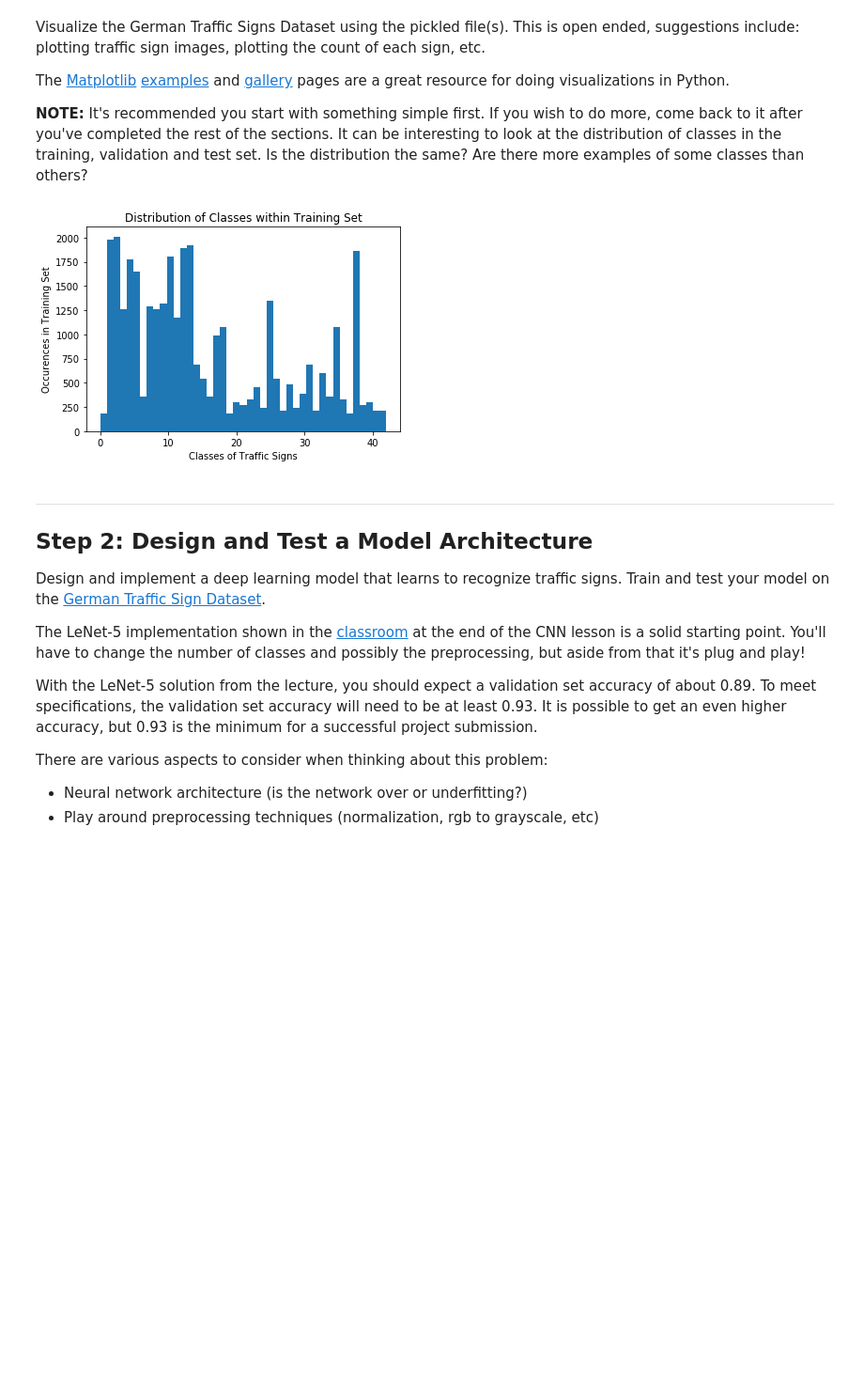
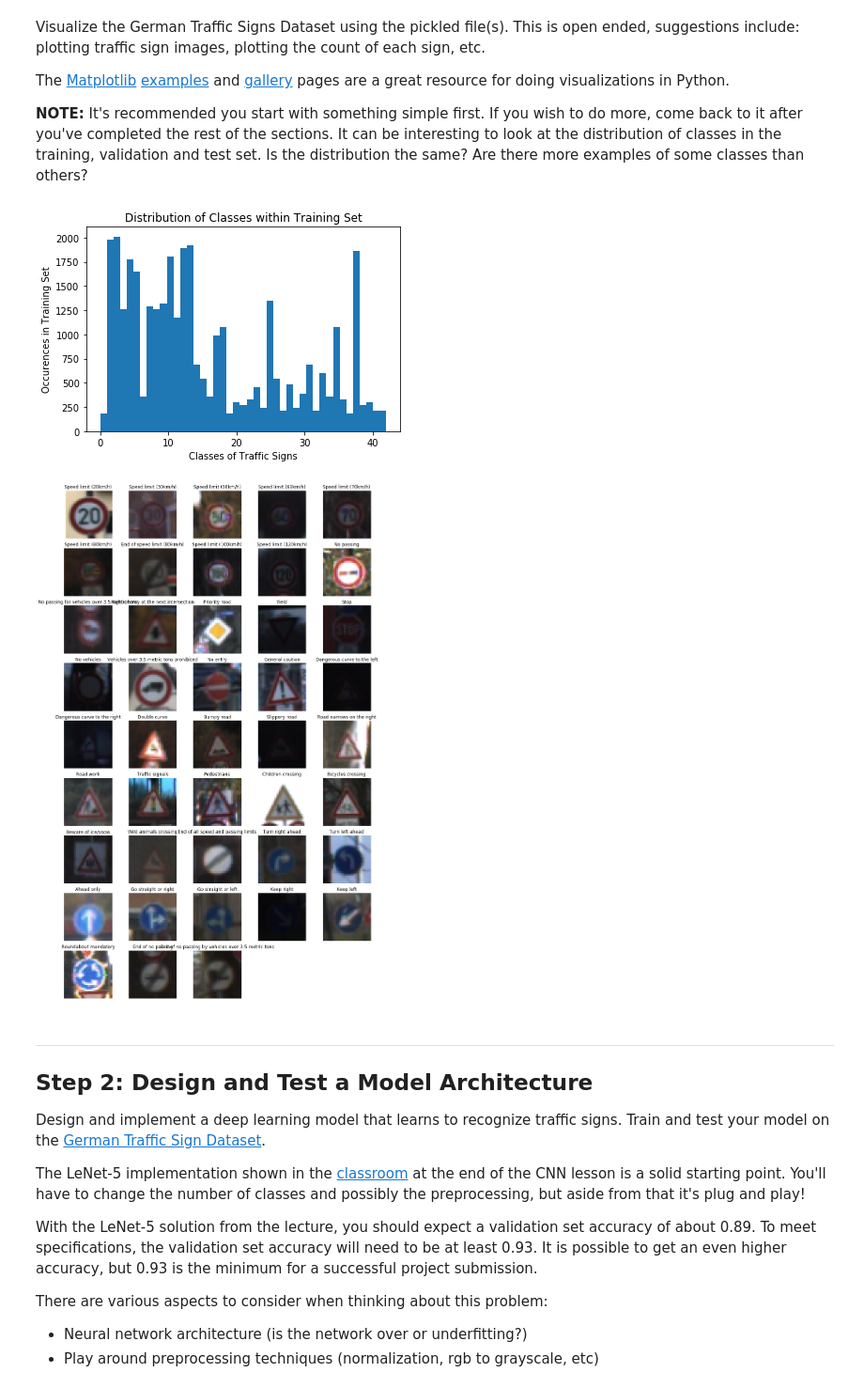
Before and after one commit to charlestytler/CarND-Traffic-Sign-Classifier-Project, a Jupyter notebook: Traffic_Sign_Classifier.ipynb, the cells around one changed output. Shown at 94% size. Drawn from its saved outputs; the diff is of its cells as text; code cells hidden in the pictures; blank space fills up the shorter version.

```diff
--- a/Traffic_Sign_Classifier.ipynb
+++ b/Traffic_Sign_Classifier.ipynb
@@ -74,6 +74,15 @@ image_shape = np.shape(X_train[0])
 # TODO: How many unique classes/labels there are in the dataset.
 n_classes = np.size(np.unique(y_train))
 
+
+# Load sign label strings
+with open('signnames.csv', 'r') as f:
+    reader = csv.reader(f)
+    listNames = list(reader)
+signNames = {int(x[0]):x[1] for x in listNames[1:]}
+
+
+
 print("Number of training examples =", n_train)
 print("Number of testing examples =", n_test)
 print("Image data shape =", image_shape)
@@ -94,34 +103,45 @@ The [Matplotlib](http://matplotlib.org/) [examples](http://matplotlib.org/exampl
 # %%
 ### Data exploration visualization code goes here.
 ### Feel free to use as many code cells as needed.
 import matplotlib.pyplot as plt
 # Visualizations will be shown in the notebook.
 %matplotlib inline
 
 
 # Plot histogram of training data labels
+fig = plt.figure()
 nHist = plt.hist(y_train,n_classes);
 plt.xlabel('Classes of Traffic Signs');
 plt.ylabel('Occurences in Training Set');
 plt.title('Distribution of Classes within Training Set');
+display(fig)
+plt.close()
 
 
 def showImage(imageSet, imageIdx, imageTitle=''):
     # Plots a single image from a set of examples
     fig = plt.figure()
     plt.imshow(imageSet[imageIdx])
     plt.title(imageTitle)
-    return fig
+    display(fig)
+    plt.close()
 
 
 # Display examples of each class
 uniqueClassList, uniqueIndices = np.unique(y_train, return_index=True)
+fig = plt.figure(figsize=(15,25))
 for iClass in range(n_classes):
+    ax = plt.subplot(9,5, iClass+1)
     # Display image of iClass
     classID = uniqueClassList[iClass]
-    #showImage(X_train, uniqueIndices[iClass], classID);
+    plt.imshow(X_train[uniqueIndices[iClass]])
+    ax.axis('off')
+    plt.title(signNames[classID])
+display(fig)
+plt.close()
 # %% [output]
 [figure]
+[figure, added]
 # %% [markdown]
 ----
 
```
Also changed, not shown: parts of 15 cells of this notebook.
